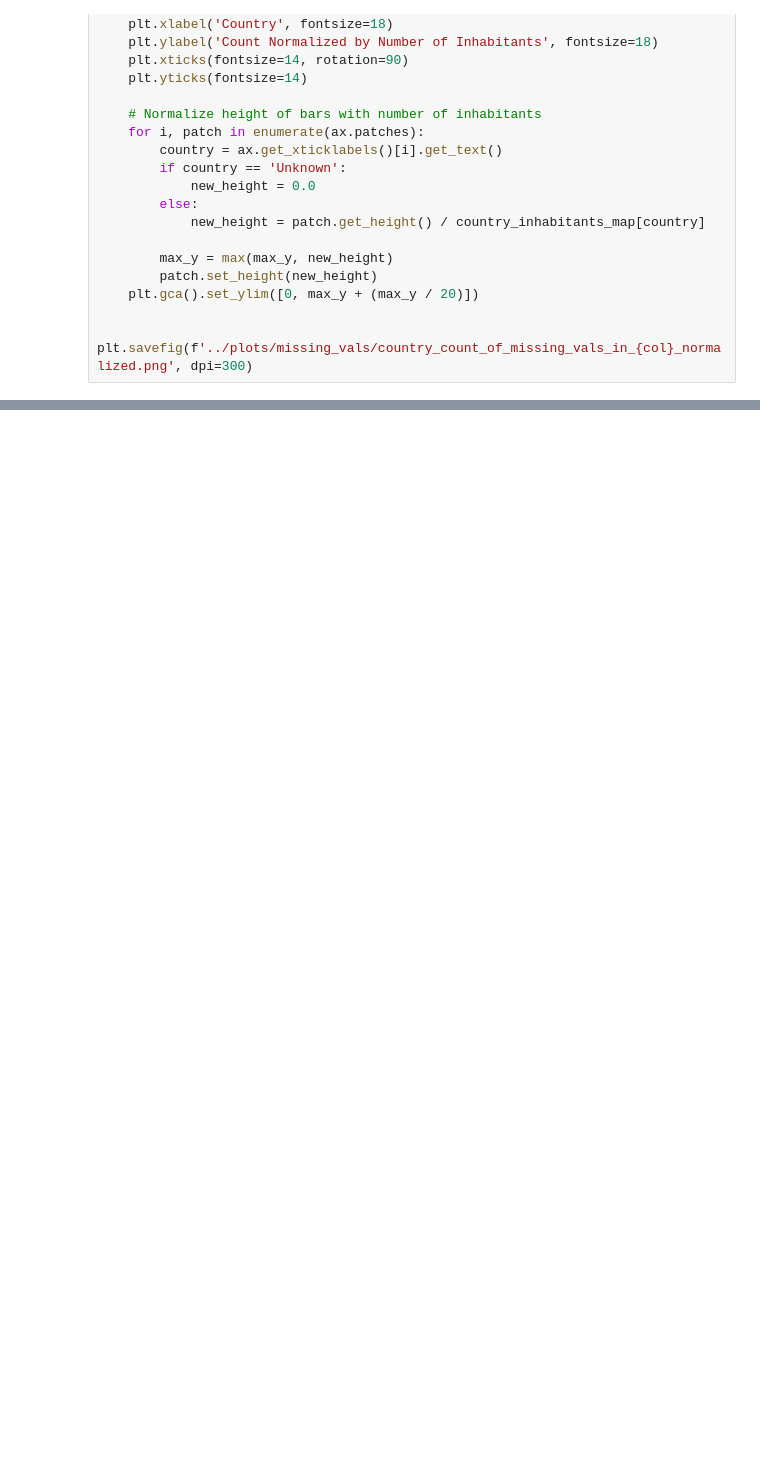
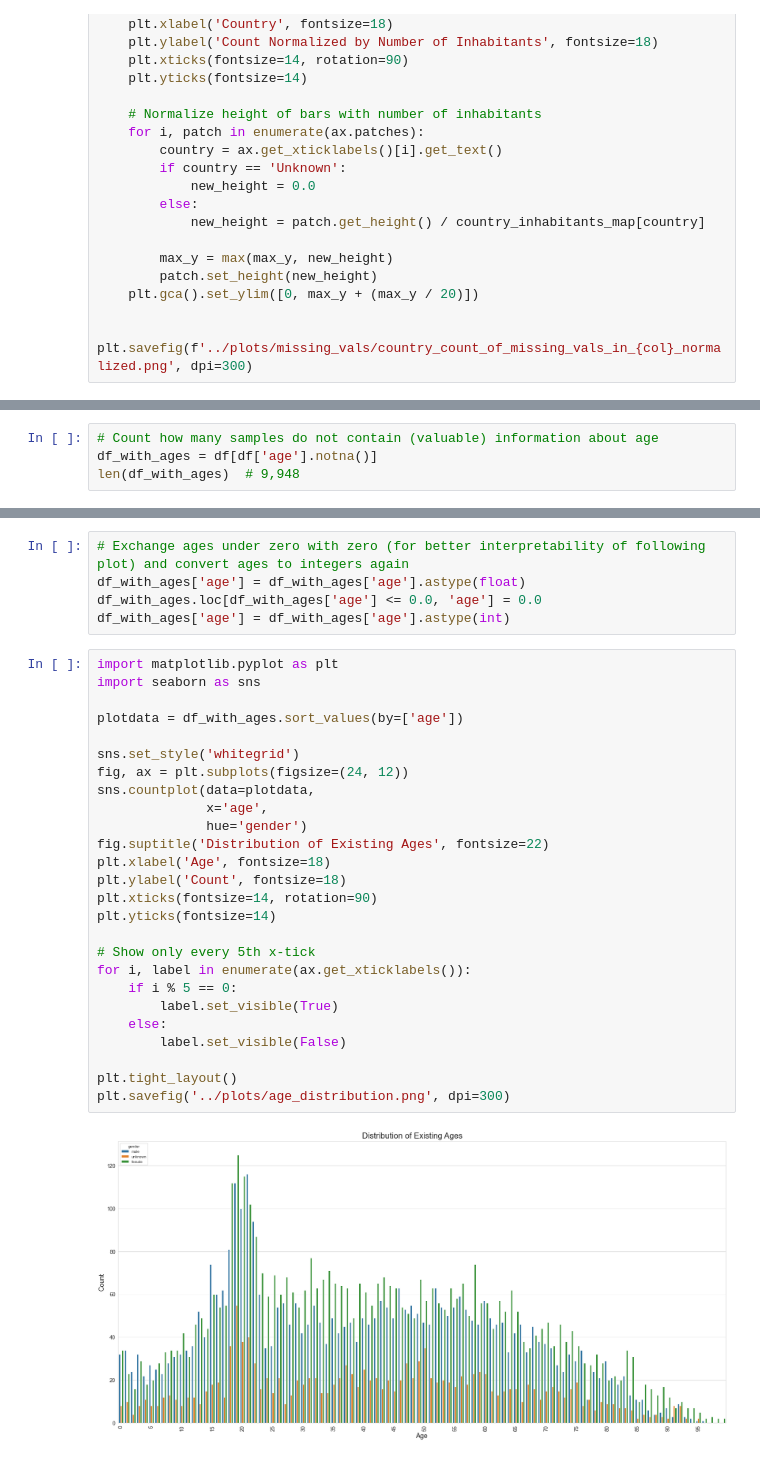
Before and after one commit to ninaihde/sampling-bias-cov19, a Jupyter notebook: src/analyze_EBI_metadata.ipynb, the cells around one changed output, grey strips where cells are left out. Drawn from its saved outputs; the diff is of its cells as text; blank space fills up the shorter version.

Commit message:
Add age column and invest existing ages

```diff
--- a/src/analyze_EBI_metadata.ipynb
+++ b/src/analyze_EBI_metadata.ipynb
@@ -309,0 +362,4 @@ df['collected_by'].value_counts() # 385 unique entries -> cannot create above pl
+# %%
+# Count how many samples do not contain (valuable) information about age
+df_with_ages = df[df['age'].notna()]
+len(df_with_ages)  # 9,948
@@ -309,0 +407,33 @@ df['collected_by'].value_counts() # 385 unique entries -> cannot create above pl
+# %%
+# Exchange ages under zero with zero (for better interpretability of following plot) and convert ages to integers again
+df_with_ages['age'] = df_with_ages['age'].astype(float)
+df_with_ages.loc[df_with_ages['age'] <= 0.0, 'age'] = 0.0
+df_with_ages['age'] = df_with_ages['age'].astype(int)
+# %%
+import matplotlib.pyplot as plt
+import seaborn as sns
+
+plotdata = df_with_ages.sort_values(by=['age'])
+
+sns.set_style('whitegrid')
+fig, ax = plt.subplots(figsize=(24, 12))
+sns.countplot(data=plotdata,
+              x='age',
+              hue='gender')
+fig.suptitle('Distribution of Existing Ages', fontsize=22)
+plt.xlabel('Age', fontsize=18)
+plt.ylabel('Count', fontsize=18)
+plt.xticks(fontsize=14, rotation=90)
+plt.yticks(fontsize=14)
+
+# Show only every 5th x-tick
+for i, label in enumerate(ax.get_xticklabels()):
+    if i % 5 == 0:
+        label.set_visible(True)
+    else:
+        label.set_visible(False)
+
+plt.tight_layout()
+plt.savefig('../plots/age_distribution.png', dpi=300)
+# %% [output]
+[figure, added]
```
Also changed, not shown: parts of 10 cells of this notebook.
